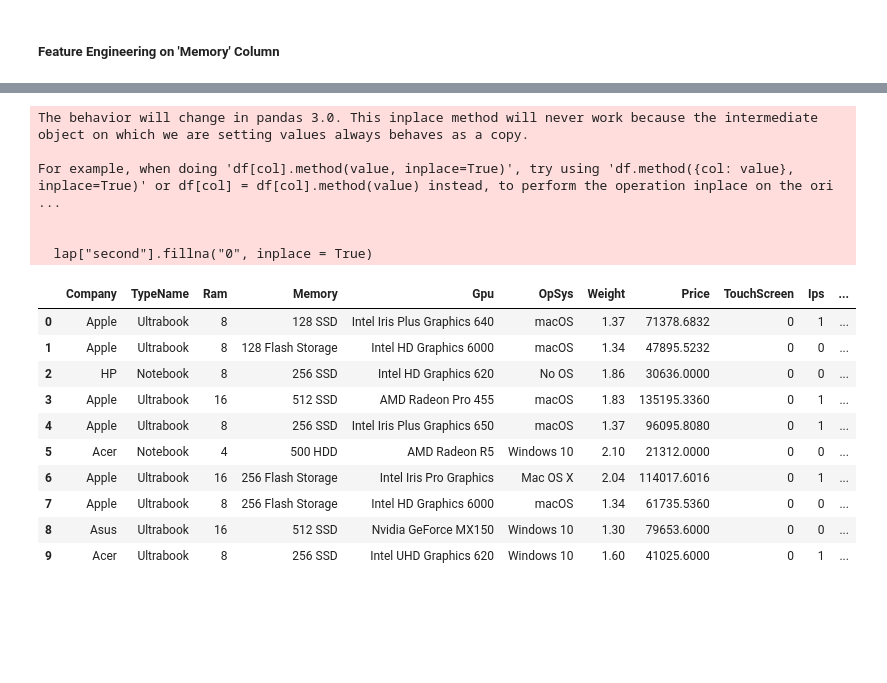
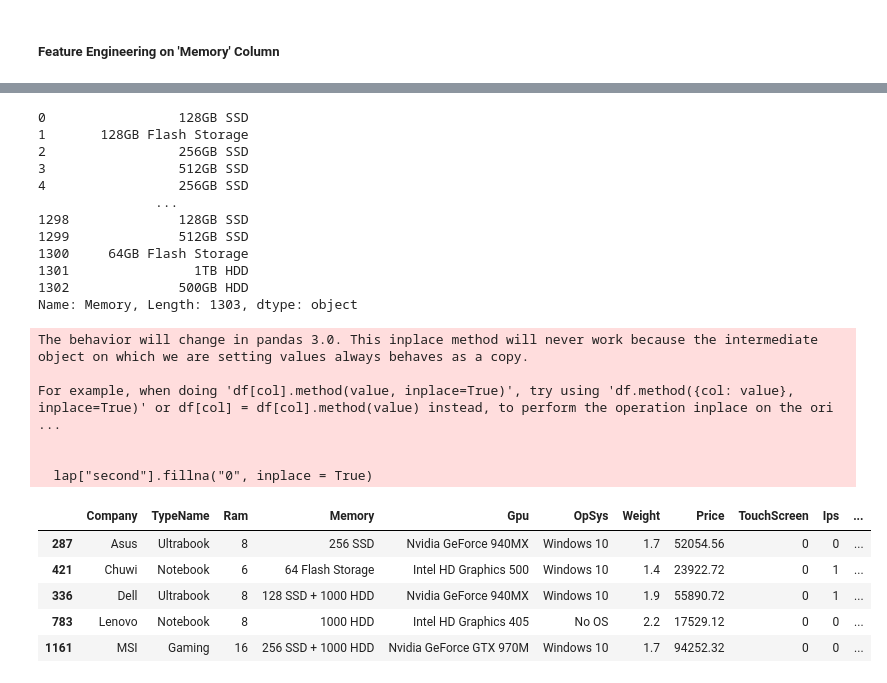
Before and after one commit to kamilperwez/MachineLearning, a Jupyter notebook: LaptopPricePrediction/LaptopPricePrediction.ipynb, the cells around one changed output, grey strips where cells are left out. Drawn from its saved outputs; the diff is of its cells as text; code cells hidden in the pictures; blank space fills up the shorter version.

```diff
--- a/LaptopPricePrediction/LaptopPricePrediction.ipynb
+++ b/LaptopPricePrediction/LaptopPricePrediction.ipynb
@@ -344,6 +346,7 @@ Memory
 Name: count, dtype: int64
 # %%
 lap['Memory'] = lap['Memory'].astype(str).replace('\.0', '', regex=True)
+print(lap['Memory'])
 lap["Memory"] = lap["Memory"].str.replace('GB', '')
 lap["Memory"] = lap["Memory"].str.replace('TB', '000')
 new = lap["Memory"].str.split("+", n = 1, expand = True)
@@ -358,7 +361,7 @@ lap["Layer1SSD"] = lap["first"].apply(lambda x: 1 if "SSD" in x else 0)
 lap["Layer1Hybrid"] = lap["first"].apply(lambda x: 1 if "Hybrid" in x else 0)
 lap["Layer1Flash_Storage"] = lap["first"].apply(lambda x: 1 if "Flash Storage" in x else 0)
 
-lap['first'] = lap['first'].str.findall(r'[0-9]+').apply(lambda x:x[0])
+lap['first'] = lap['first'].str.split(' ').str[0]
 
 lap["second"].fillna("0", inplace = True)
 
@@ -367,7 +370,7 @@ lap["Layer2SSD"] = lap["second"].apply(lambda x: 1 if "SSD" in x else 0)
 lap["Layer2Hybrid"] = lap["second"].apply(lambda x: 1 if "Hybrid" in x else 0)
 lap["Layer2Flash_Storage"] = lap["second"].apply(lambda x: 1 if "Flash Storage" in x else 0)
 
-lap['second'] = lap['second'].str.find(r'[0-9]')
+lap['second'] = lap['second'].str.strip().str.split(' ').str[0]
 
 lap["first"] = lap["first"].astype(int)
 lap["second"] = lap["second"].astype(int)
@@ -381,23 +384,30 @@ lap.drop(columns=['first', 'second', 'Layer1HDD', 'Layer1SSD', 'Layer1Hybrid',
        'Layer1Flash_Storage', 'Layer2HDD', 'Layer2SSD', 'Layer2Hybrid',
        'Layer2Flash_Storage'],inplace=True)
 # %% [output]
-The behavior will change in pandas 3.0. This inplace method will never work because the intermediate object on which we are setting values always behaves as a copy.
-
-For example, when doing 'df[col].method(value, inplace=True)', try using 'df.method({col: value}, inplace=True)' or df[col] = df[col].method(value) instead, to perform the operation inplace on the ori ...
-
-
-  lap["second"].fillna("0", inplace = True)
+0                 128GB SSD
+1       128GB Flash Storage
+2                 256GB SSD
+3                 512GB SSD
+4                 256GB SSD
+               ...
+1298              128GB SSD
+1299              512GB SSD
+1300     64GB Flash Storage
+1301                1TB HDD
+1302              500GB HDD
+Name: Memory, Length: 1303, dtype: object
+The behavior will change in pandas 3.0. This inplace method will never work because the intermediate object on which we are setting values always behaves as a copy.
+
+For example, when doing 'df[col].method(value, inplace=True)', try using 'df.method({col: value}, inplace=True)' or df[col] = df[col].method(value) instead, to perform the operation inplace on the ori ...
+
+
+  lap["second"].fillna("0", inplace = True)
 # %%
-lap.head(10)
+lap.sample(5)
 # %% [output]
 |  | Company | TypeName | Ram | Memory | Gpu | OpSys | Weight | Price | TouchScreen | Ips | ... |
-| 0 | Apple | Ultrabook | 8 | 128 SSD | Intel Iris Plus Graphics 640 | macOS | 1.37 | 71378.6832 | 0 | 1 | ... |
-| 1 | Apple | Ultrabook | 8 | 128 Flash Storage | Intel HD Graphics 6000 | macOS | 1.34 | 47895.5232 | 0 | 0 | ... |
-| 2 | HP | Notebook | 8 | 256 SSD | Intel HD Graphics 620 | No OS | 1.86 | 30636.0000 | 0 | 0 | ... |
-| 3 | Apple | Ultrabook | 16 | 512 SSD | AMD Radeon Pro 455 | macOS | 1.83 | 135195.3360 | 0 | 1 | ... |
-| 4 | Apple | Ultrabook | 8 | 256 SSD | Intel Iris Plus Graphics 650 | macOS | 1.37 | 96095.8080 | 0 | 1 | ... |
-| 5 | Acer | Notebook | 4 | 500 HDD | AMD Radeon R5 | Windows 10 | 2.10 | 21312.0000 | 0 | 0 | ... |
-| 6 | Apple | Ultrabook | 16 | 256 Flash Storage | Intel Iris Pro Graphics | Mac OS X | 2.04 | 114017.6016 | 0 | 1 | ... |
-| 7 | Apple | Ultrabook | 8 | 256 Flash Storage | Intel HD Graphics 6000 | macOS | 1.34 | 61735.5360 | 0 | 0 | ... |
-| 8 | Asus | Ultrabook | 16 | 512 SSD | Nvidia GeForce MX150 | Windows 10 | 1.30 | 79653.6000 | 0 | 0 | ... |
-| 9 | Acer | Ultrabook | 8 | 256 SSD | Intel UHD Graphics 620 | Windows 10 | 1.60 | 41025.6000 | 0 | 1 | ... |
+| 287 | Asus | Ultrabook | 8 | 256 SSD | Nvidia GeForce 940MX | Windows 10 | 1.7 | 52054.56 | 0 | 0 | ... |
+| 421 | Chuwi | Notebook | 6 | 64 Flash Storage | Intel HD Graphics 500 | Windows 10 | 1.4 | 23922.72 | 0 | 1 | ... |
+| 336 | Dell | Ultrabook | 8 | 128 SSD + 1000 HDD | Nvidia GeForce 940MX | Windows 10 | 1.9 | 55890.72 | 0 | 1 | ... |
+| 783 | Lenovo | Notebook | 8 | 1000 HDD | Intel HD Graphics 405 | No OS | 2.2 | 17529.12 | 0 | 0 | ... |
+| 1161 | MSI | Gaming | 16 | 256 SSD + 1000 HDD | Nvidia GeForce GTX 970M | Windows 10 | 1.7 | 94252.32 | 0 | 0 | ... |
```
Also changed, not shown: parts of 58 cells of this notebook.
